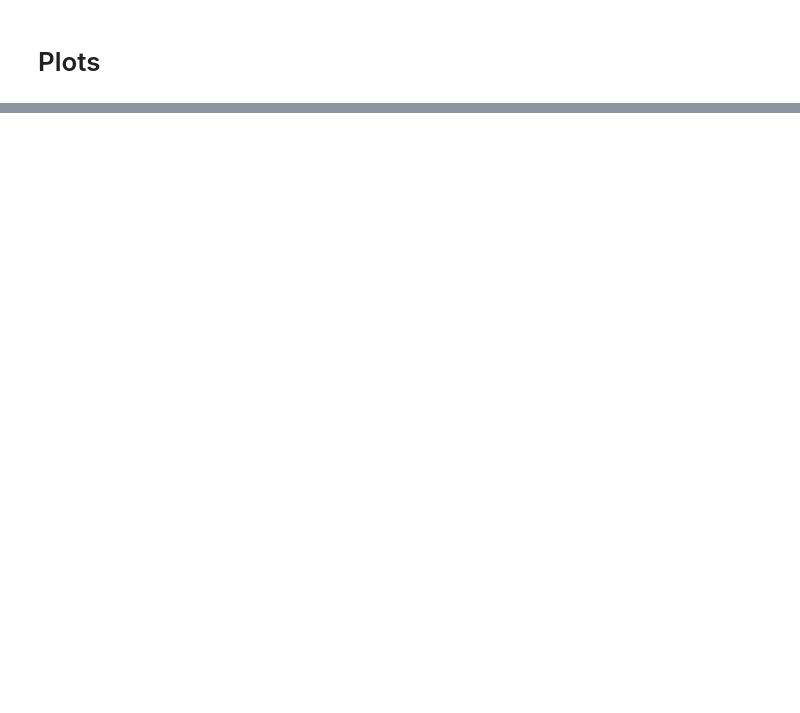
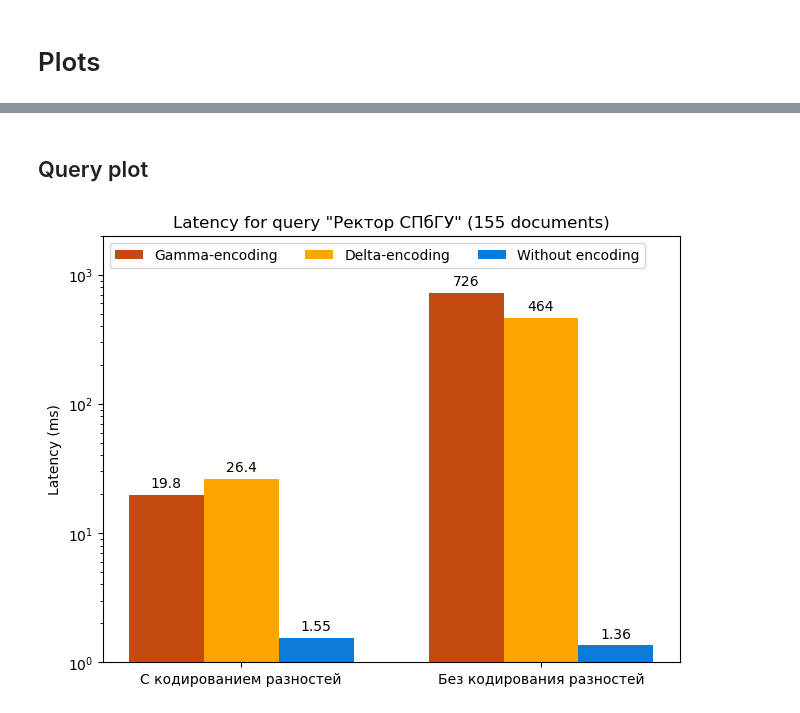
Before and after one commit to dmsy4/InvertedIndex, a Jupyter notebook: notebooks/create_inverted_index.ipynb, the cells around one changed output, grey strips where cells are left out. Saved outputs shown, nothing was run; the diff lists cells and outputs as text; code cells hidden in the pictures; blank space fills up the shorter version.

```diff
--- a/notebooks/create_inverted_index.ipynb
+++ b/notebooks/create_inverted_index.ipynb
@@ -639,0 +711,39 @@ import matplotlib.pyplot as plt
+# %% [markdown]
+## Query plot
+# %%
+import matplotlib.pyplot as plt
+import numpy as np
+
+encoding_type = ("С кодированием разностей", "Без кодирования разностей")
+encoding_latency = {
+    'Gamma-encoding': (19.8, 726),
+    'Delta-encoding': (26.4, 464),
+    'Without encoding': (1.55, 1.36),
+}
+
+
+x = np.arange(len(encoding_type))  # the label locations
+width = 0.25  # the width of the bars
+multiplier = 0
+
+fig, ax = plt.subplots(layout='constrained')
+
+c = ['#c54a10', 'orange', '#0c7ad8']
+for i, (attribute, measurement) in enumerate(encoding_latency.items()):
+    offset = width * multiplier
+    rects = ax.bar(x + offset, measurement, width, label=attribute, color=c[i])
+    ax.bar_label(rects, padding=3)
+    multiplier += 1
+
+# Add some text for labels, title and custom x-axis tick labels, etc.
+ax.set_ylabel('Latency (ms)')
+ax.set_title('Latency for query "Ректор СПбГУ" (155 documents)')
+ax.set_xticks(x + width, encoding_type)
+ax.legend(loc='upper left', ncols=3)
+ax.set_yscale('log')
+ax.set_ylim(1, 2000)
+
+# plt.show()
+fig.savefig("../data/latency_spbu.png", dpi=300)
+# %% [output]
+[figure, added]
```
Also changed, not shown: parts of 35 cells of this notebook.
